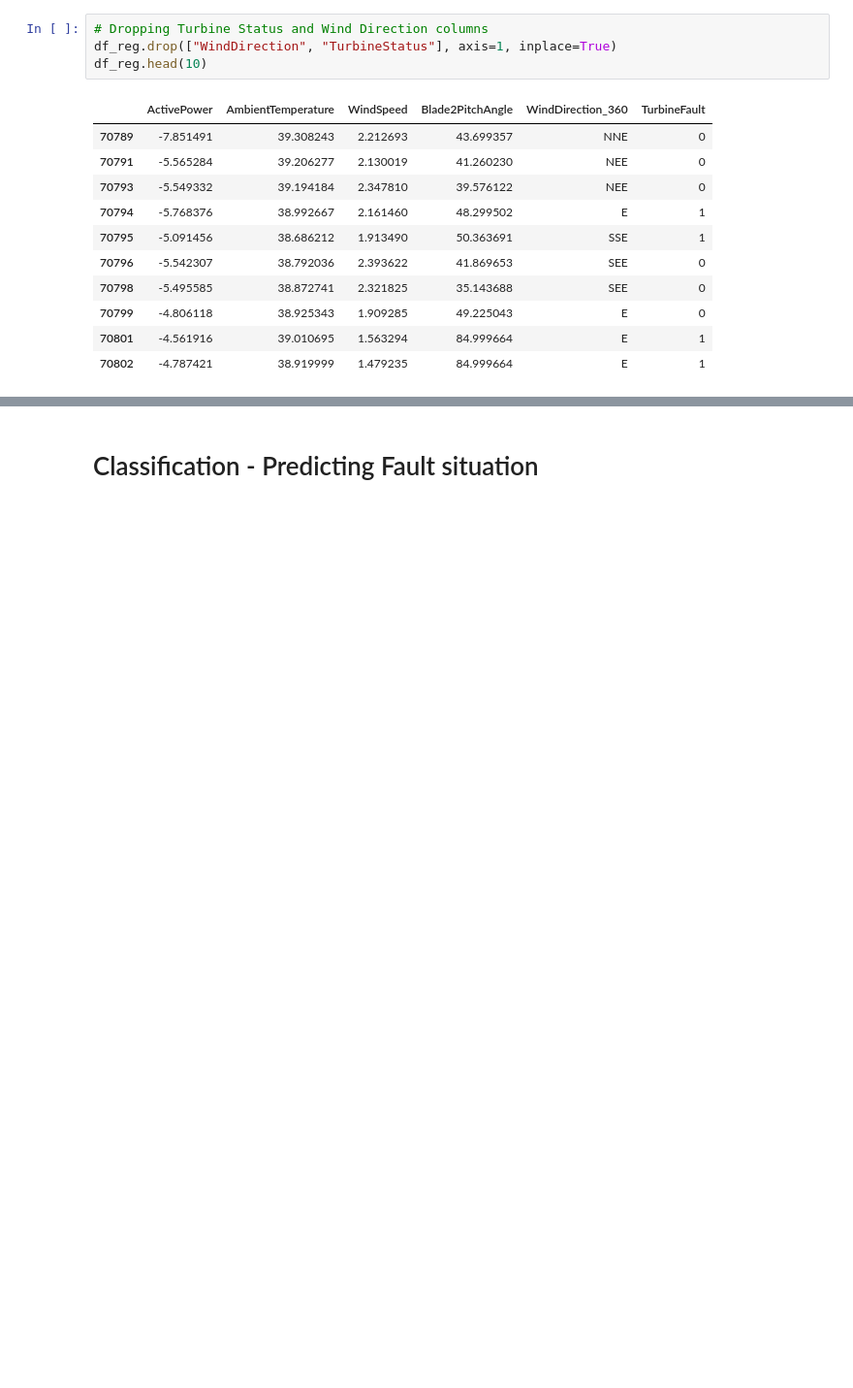
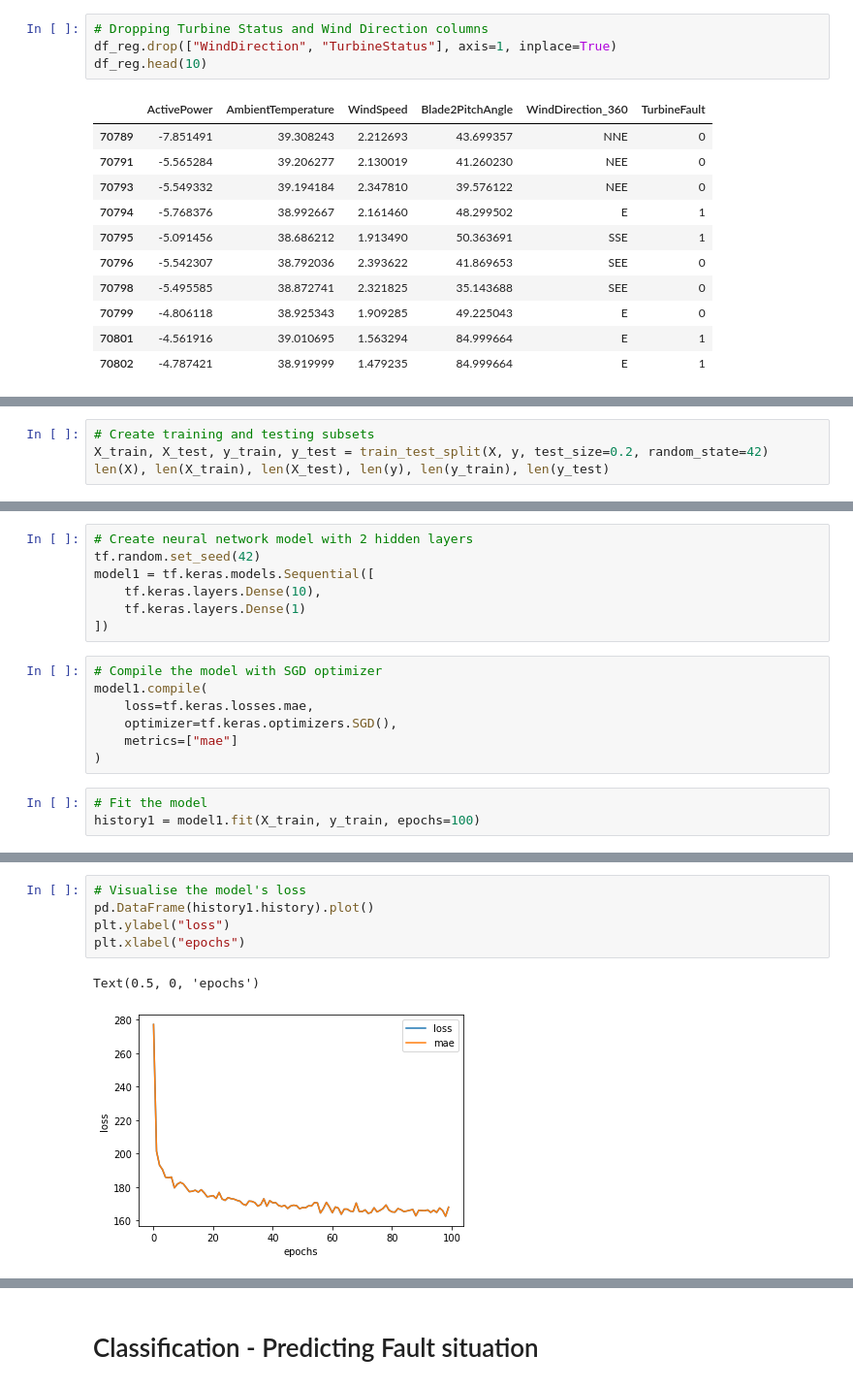
Before and after one commit to LazaUK/IndustrySolutions-WindFarm, a Jupyter notebook: Python_notebook/CambridgeSpark_Laziz_WindFarm.ipynb, the cells around one changed output, grey strips where cells are left out. Shown at 97% size. Cells and saved outputs as stored; diff of their text form; blank space fills up the shorter version.

```diff
--- a/Python_notebook/CambridgeSpark_Laziz_WindFarm.ipynb
+++ b/Python_notebook/CambridgeSpark_Laziz_WindFarm.ipynb
@@ -303,0 +325,4 @@ plt.show()
+# %%
+# Create training and testing subsets
+X_train, X_test, y_train, y_test = train_test_split(X, y, test_size=0.2, random_state=42)
+len(X), len(X_train), len(X_test), len(y), len(y_train), len(y_test)
@@ -303,0 +331,17 @@ plt.show()
+# %%
+# Create neural network model with 2 hidden layers
+tf.random.set_seed(42)
+model1 = tf.keras.models.Sequential([
+    tf.keras.layers.Dense(10),
+    tf.keras.layers.Dense(1)
+])
+# %%
+# Compile the model with SGD optimizer
+model1.compile(
+    loss=tf.keras.losses.mae,
+    optimizer=tf.keras.optimizers.SGD(),
+    metrics=["mae"]
+)
+# %%
+# Fit the model
+history1 = model1.fit(X_train, y_train, epochs=100)
@@ -303,0 +366,8 @@ plt.show()
+# %%
+# Visualise the model's loss
+pd.DataFrame(history1.history).plot()
+plt.ylabel("loss")
+plt.xlabel("epochs")
+# %% [output]
+Text(0.5, 0, 'epochs')
+[figure, added]
```
Also changed, not shown: parts of 42 cells of this notebook.
